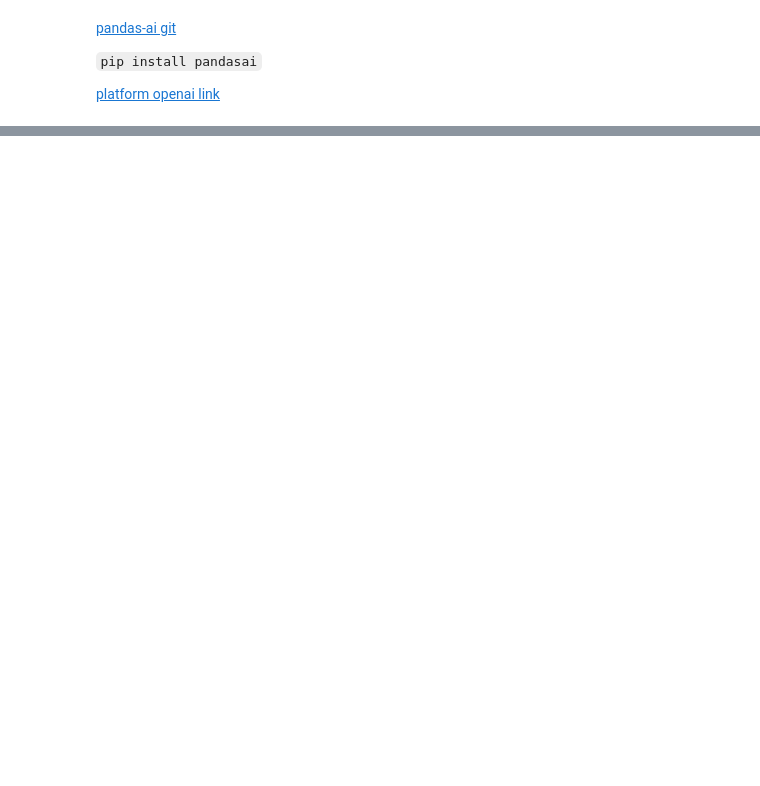
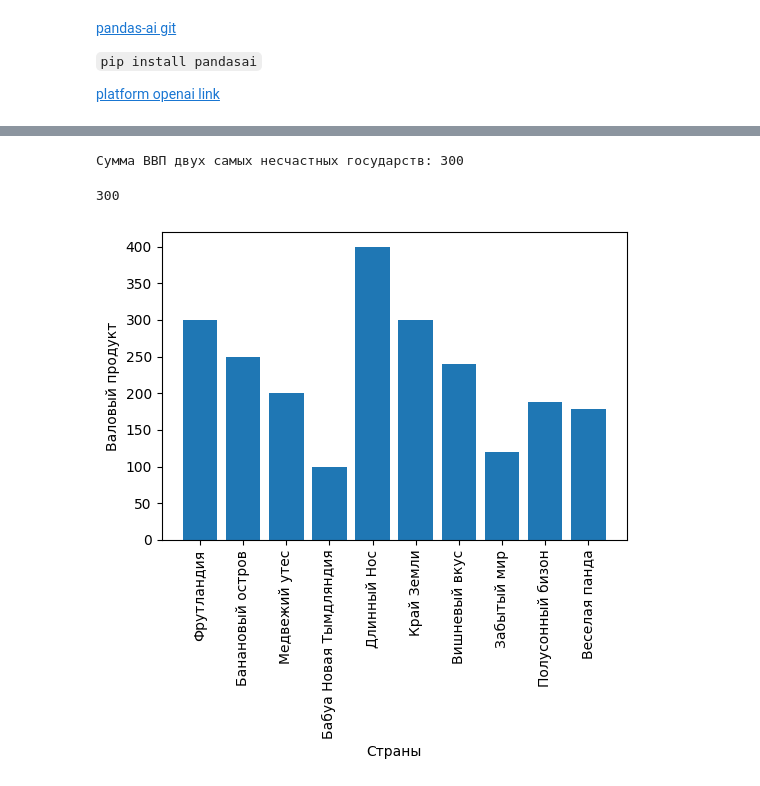
Before and after one commit to AndrewVolkova/PythonDS, a Jupyter notebook: DS/Pandas/pandasai.ipynb, the cells around one changed output, grey strips where cells are left out. Saved outputs shown, nothing was run; the diff lists cells and outputs as text; code cells hidden in the pictures; blank space fills up the shorter version.

```diff
--- a/DS/Pandas/pandasai.ipynb
+++ b/DS/Pandas/pandasai.ipynb
@@ -17,7 +17,8 @@ from pandasai.llm.openai import OpenAI
 import matplotlib.pyplot as plt
 import seaborn as sns
 # %%
-llm = OpenAI(api_token="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")
+# НЕ ЗАБУДЬТЕ ПОЛУЧИТЬ API и добавить в строку ниже
+llm = OpenAI(api_token="<ВАШ КОД>")
 pandas_ai = PandasAI(llm, conversational=False)
 # %%
 # Sample DataFrame
@@ -37,15 +67,22 @@ pandas_ai.run(df, prompt='Топ 5 самых счасливых стран и
 # %%
 unhappiest_vvp = df.nsmallest(2, 'уровень удовлетворенности')['валовый внутренний продукт'].sum()
 print(f"Сумма ВВП двух самых несчастных государств: {unhappiest_vvp:,}")
+# %% [output]
+Сумма ВВП двух самых несчастных государств: 300
 # %%
 pandas_ai.run(df, prompt='Посчитай сумму Валового продукта у двух самых неудовлетворенных стран')
+# %% [output]
+300
 # %%
 pandas_ai.run(
     df,
     """
     Построй график гистограммы валовый продукт по странам.
     Ось ординат это валовый продукт.
     Ось абсцисс - страны.
     Ширина графика 600 пискелей.
     """,
+    show_code=True
 )
+# %% [output]
+[figure, added]
```
Also changed, not shown: parts of 7 cells of this notebook.
